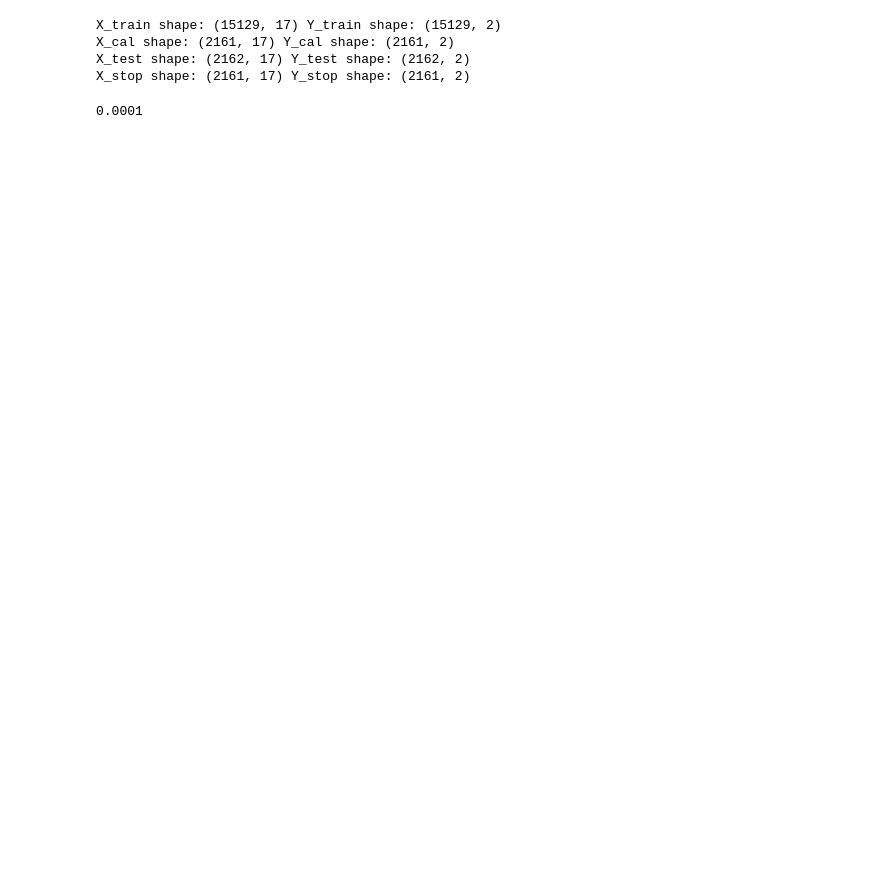
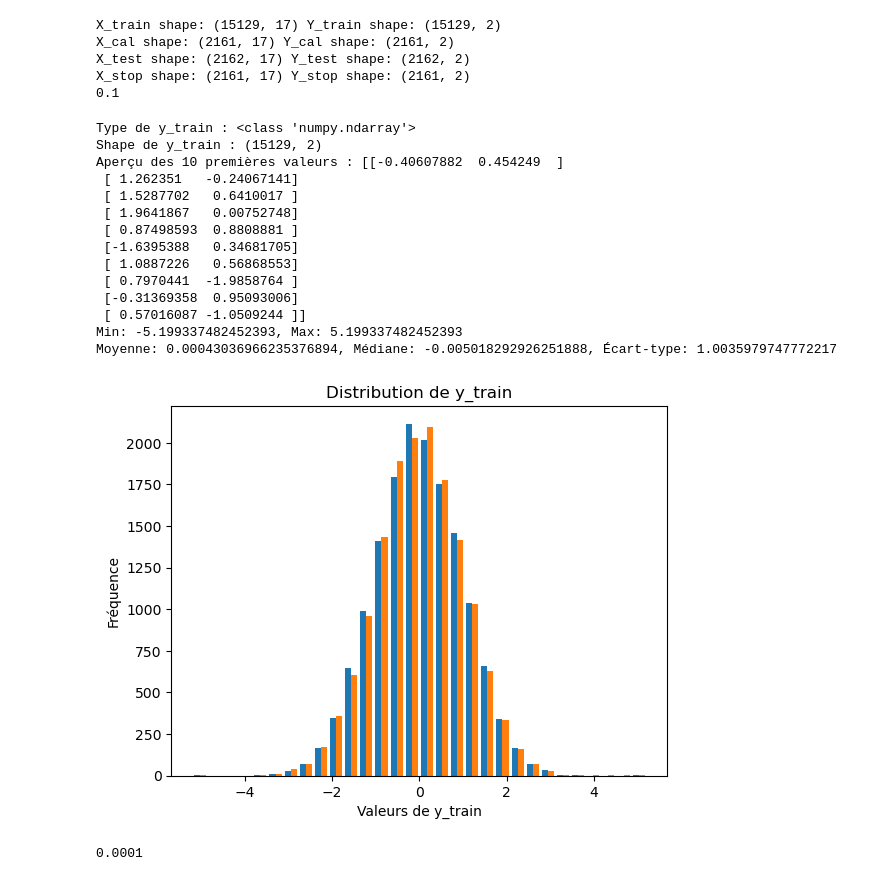
Before and after one commit to ElSacho/MVCS, a Jupyter notebook: experiments/adaptive_MVCS/code/test_parameters.ipynb, the cells around one changed output. Cells and saved outputs as stored; diff of their text form; code cells hidden in the pictures; blank space fills up the shorter version.

```diff
--- a/experiments/adaptive_MVCS/code/test_parameters.ipynb
+++ b/experiments/adaptive_MVCS/code/test_parameters.ipynb
@@ -30,9 +30,9 @@ import json
 from ellipsoid_predictor import *
 from hyper_rectangles import *
 # %%
-seed_everything(44)
+seed_everything(42)
 
-config_name = "scm1d001"
+config_name = "house01"
 
 config_path = "../parameters/" + config_name + ".json"
 with open(config_path, 'r') as file :
@@ -47,8 +47,6 @@ load_path = "../../../data/processed_data/" + parameters["load_name"] + ".npz"
 
 # Exemple d'utilisation du loader
 X, Y = load_data(load_path)
-
-
 
 
 normalize = parameters["normalize"]
@@ -108,6 +106,58 @@ X_train shape: (15129, 17) Y_train shape: (15129, 2)
 X_cal shape: (2161, 17) Y_cal shape: (2161, 2)
 X_test shape: (2162, 17) Y_test shape: (2162, 2)
 X_stop shape: (2161, 17) Y_stop shape: (2161, 2)
+0.1
+# %%
+import numpy as np
+import matplotlib.pyplot as plt
+
+# Infos générales
+print(f"Type de y_train : {type(y_train)}")
+print(f"Shape de y_train : {y_train.shape}")
+
+# Aperçu des premières valeurs
+print("Aperçu des 10 premières valeurs :", y_train[:10])
+
+# Statistiques générales
+print(f"Min: {np.min(y_train)}, Max: {np.max(y_train)}")
+print(f"Moyenne: {np.mean(y_train)}, Médiane: {np.median(y_train)}, Écart-type: {np.std(y_train)}")
+
+# Vérification si y_train est catégoriel ou continu
+unique, counts = np.unique(y_train, return_counts=True)
+if len(unique) < 20:  # Suppose que <20 valeurs uniques signifie classification
+    print("\nRépartition des classes :")
+    for u, c in zip(unique, counts):
+        print(f"Classe {u}: {c} occurrences")
+
+    # Affichage sous forme de barres pour une classification
+    plt.bar(unique, counts)
+    plt.xlabel("Classes")
+    plt.ylabel("Nombre d’occurrences")
+    plt.title("Répartition des classes dans y_train")
+else:
+    # Affichage sous forme d'histogramme pour une régression
+    plt.hist(y_train, bins=30)
+    plt.xlabel("Valeurs de y_train")
+    plt.ylabel("Fréquence")
+    plt.title("Distribution de y_train")
+
+plt.show()
+# %% [output]
+Type de y_train : <class 'numpy.ndarray'>
+Shape de y_train : (15129, 2)
+Aperçu des 10 premières valeurs : [[-0.40607882  0.454249  ]
+ [ 1.262351   -0.24067141]
+ [ 1.5287702   0.6410017 ]
+ [ 1.9641867   0.00752748]
+ [ 0.87498593  0.8808881 ]
+ [-1.6395388   0.34681705]
+ [ 1.0887226   0.56868553]
+ [ 0.7970441  -1.9858764 ]
+ [-0.31369358  0.95093006]
+ [ 0.57016087 -1.0509244 ]]
+Min: -5.199337482452393, Max: 5.199337482452393
+Moyenne: 0.00043036966235376894, Médiane: -0.005018292926251888, Écart-type: 1.0035979747772217
+[figure, added]
 # %%
 x_train_tensor = torch.tensor(x_train, dtype=dtype)
 y_train_tensor = torch.tensor(y_train, dtype=dtype)
```
Also changed, not shown: parts of 10 cells of this notebook, 5 other files.
